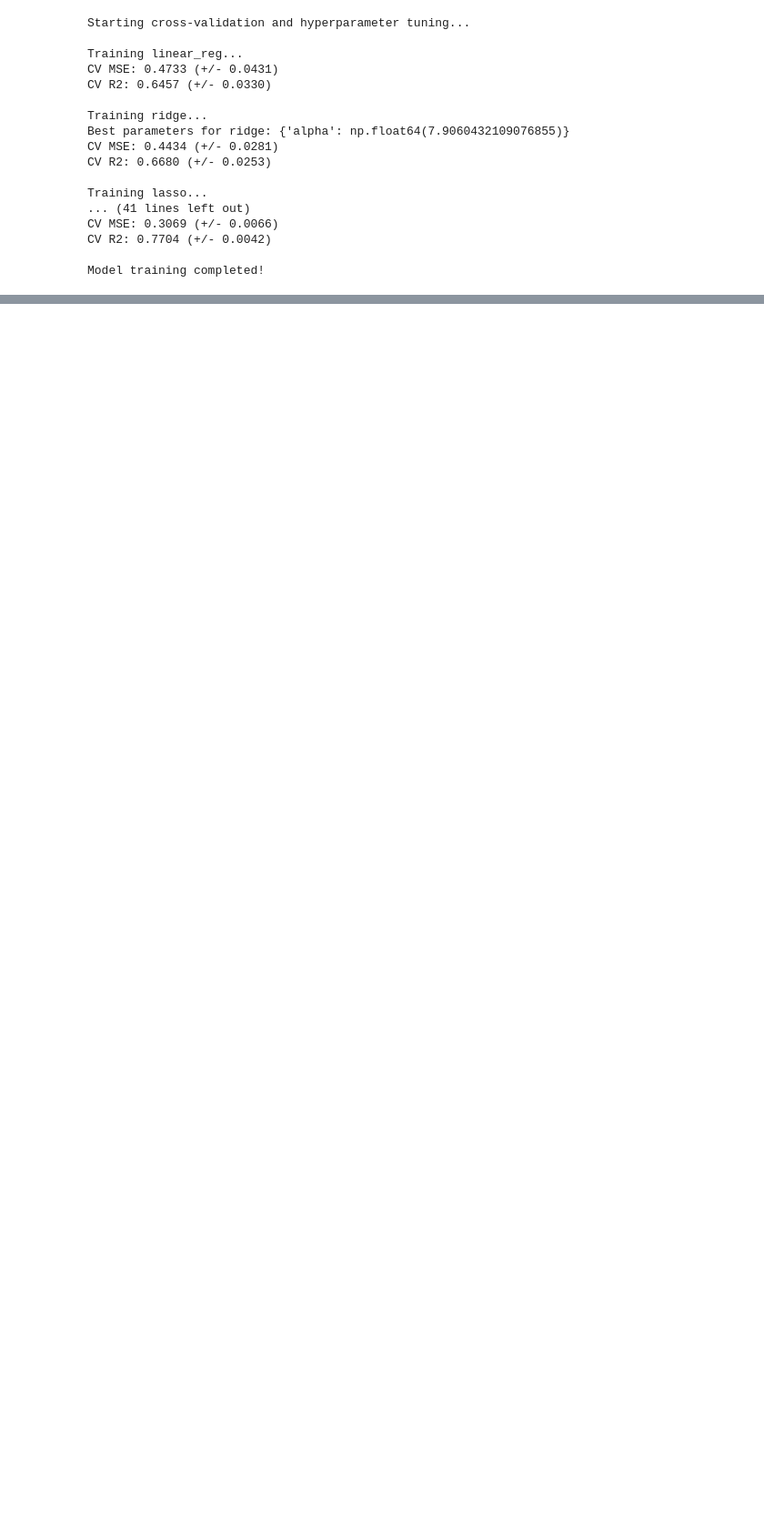
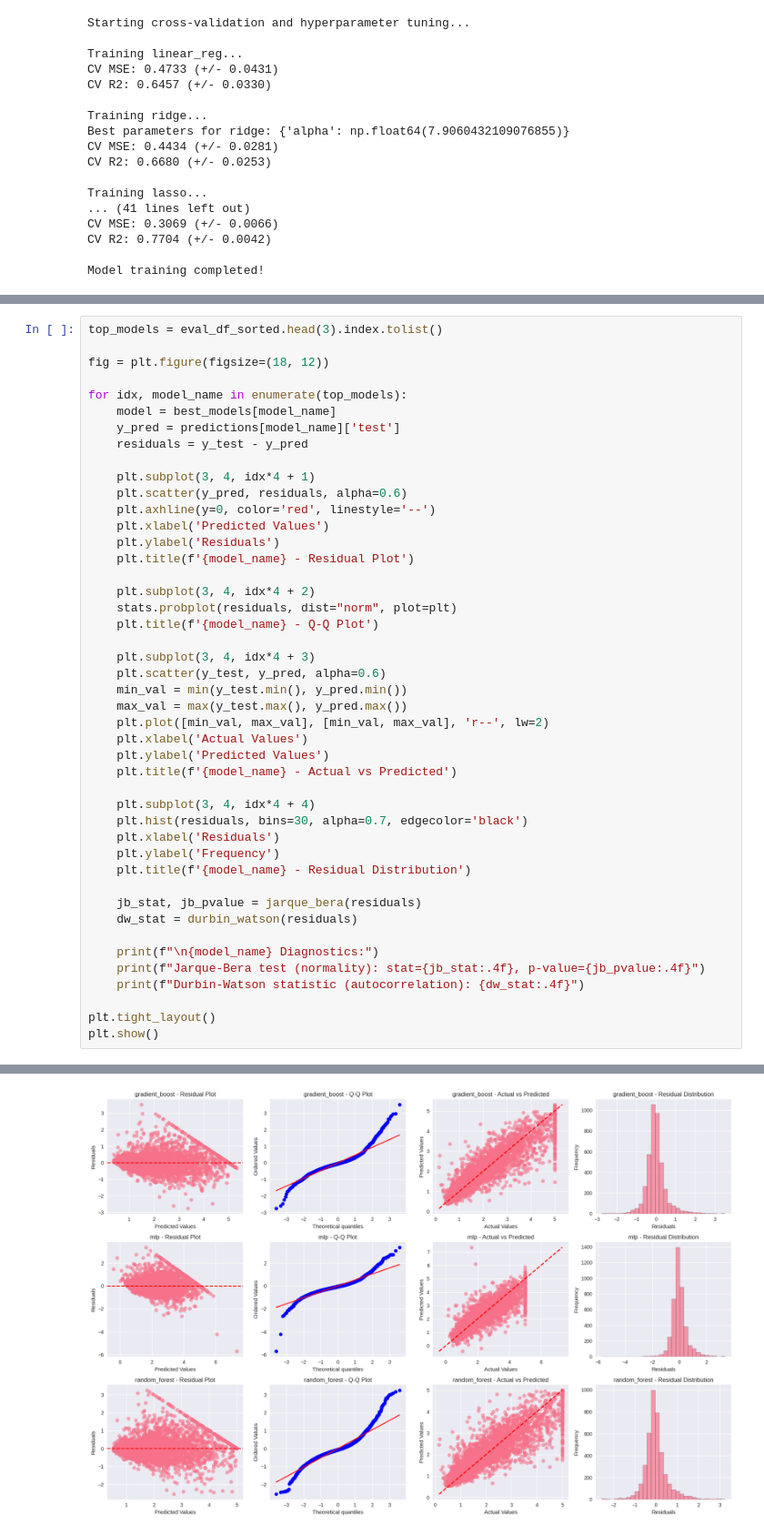
Before and after one commit to Nimo-07/Housing-Price-Prediction-System, a Jupyter notebook: code.ipynb, the cells around one changed output, grey strips where cells are left out. Shown at 91% size. Cells and saved outputs as stored; diff of their text form; blank space fills up the shorter version.

Commit message:
Model Evaluation , Predictions , Advanced Model Diagnostics and Residual Analysis

```diff
--- a/code.ipynb
+++ b/code.ipynb
@@ -341,0 +389,46 @@ Model training completed!
+# %%
+top_models = eval_df_sorted.head(3).index.tolist()
+
+fig = plt.figure(figsize=(18, 12))
+
+for idx, model_name in enumerate(top_models):
+    model = best_models[model_name]
+    y_pred = predictions[model_name]['test']
+    residuals = y_test - y_pred
+
+    plt.subplot(3, 4, idx*4 + 1)
+    plt.scatter(y_pred, residuals, alpha=0.6)
+    plt.axhline(y=0, color='red', linestyle='--')
+    plt.xlabel('Predicted Values')
+    plt.ylabel('Residuals')
+    plt.title(f'{model_name} - Residual Plot')
+
+    plt.subplot(3, 4, idx*4 + 2)
+    stats.probplot(residuals, dist="norm", plot=plt)
+    plt.title(f'{model_name} - Q-Q Plot')
+
+    plt.subplot(3, 4, idx*4 + 3)
+    plt.scatter(y_test, y_pred, alpha=0.6)
+    min_val = min(y_test.min(), y_pred.min())
+    max_val = max(y_test.max(), y_pred.max())
+    plt.plot([min_val, max_val], [min_val, max_val], 'r--', lw=2)
+    plt.xlabel('Actual Values')
+    plt.ylabel('Predicted Values')
+    plt.title(f'{model_name} - Actual vs Predicted')
+
+    plt.subplot(3, 4, idx*4 + 4)
+    plt.hist(residuals, bins=30, alpha=0.7, edgecolor='black')
+    plt.xlabel('Residuals')
+    plt.ylabel('Frequency')
+    plt.title(f'{model_name} - Residual Distribution')
+
+    jb_stat, jb_pvalue = jarque_bera(residuals)
+    dw_stat = durbin_watson(residuals)
+
+    print(f"\n{model_name} Diagnostics:")
+    print(f"Jarque-Bera test (normality): stat={jb_stat:.4f}, p-value={jb_pvalue:.4f}")
+    print(f"Durbin-Watson statistic (autocorrelation): {dw_stat:.4f}")
+
+plt.tight_layout()
+plt.show()
+# %% [output]
@@ -341,0 +446 @@ Model training completed!
+[figure, added]
```
Also changed, not shown: parts of 4 cells of this notebook.
